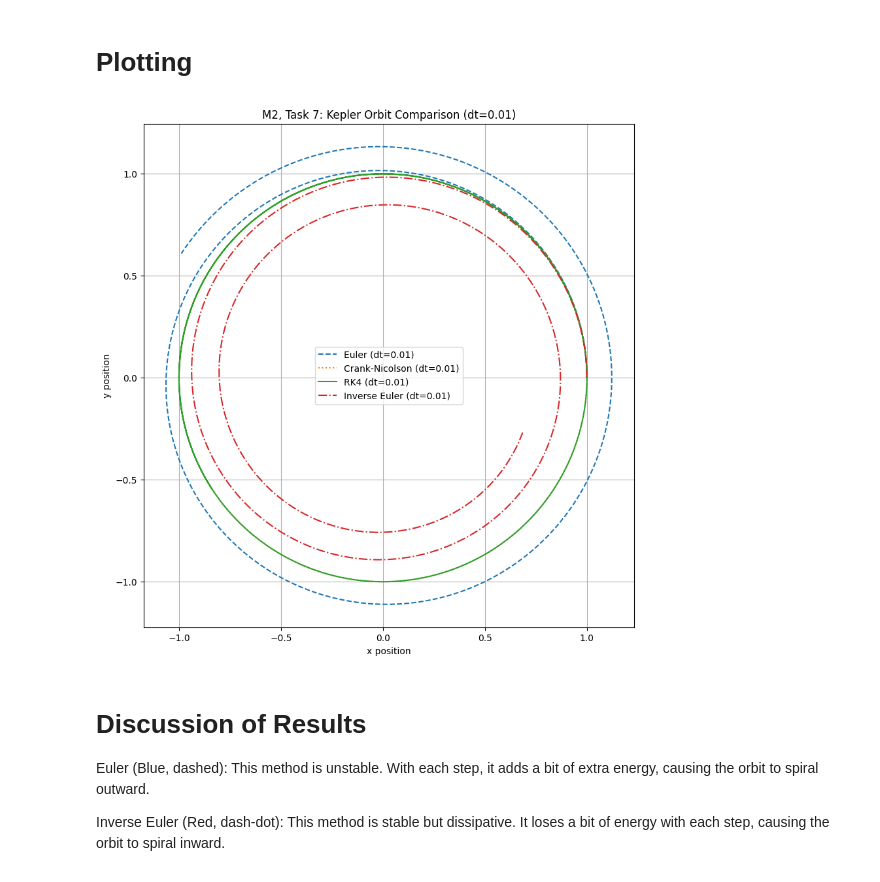
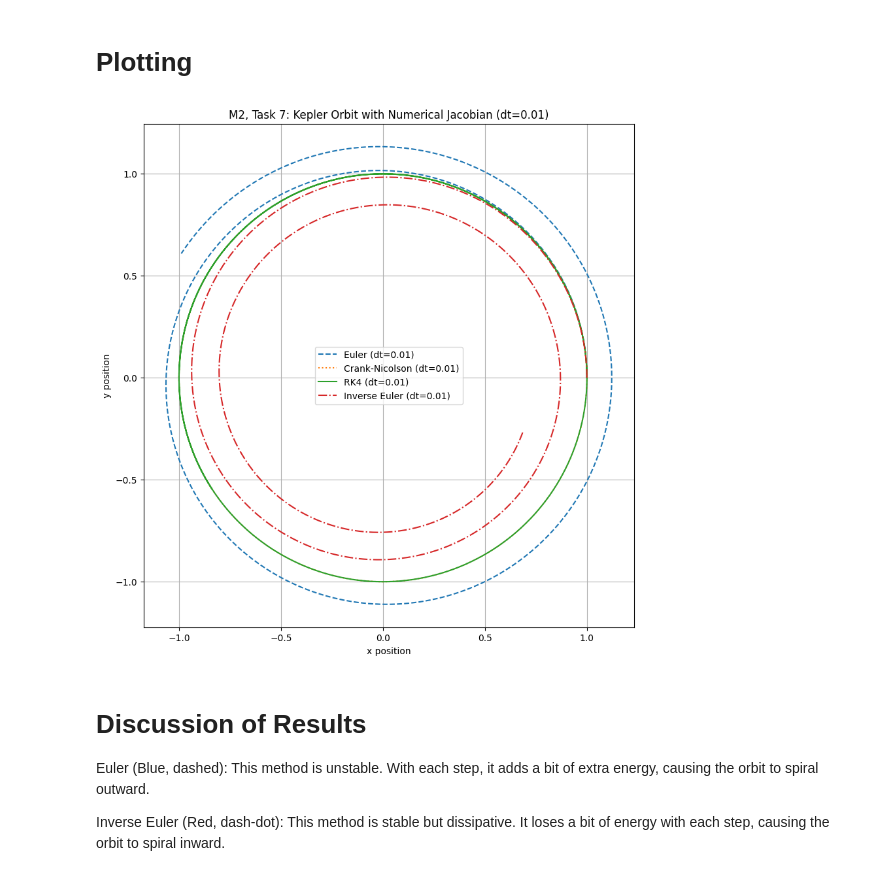
Before and after one commit to maug33/MUSE_AM1, a Jupyter notebook: Milestone2.ipynb, the cells around one changed output. Cells and saved outputs as stored; diff of their text form; code cells hidden in the pictures.

```diff
--- a/Milestone2.ipynb
+++ b/Milestone2.ipynb
@@ -109,7 +108,7 @@ def rk4_step(u, t, f, dt):
 # %% [markdown]
 # Inverse Euler
 # %%
-def inverse_euler_step(u, t, f, dt, jacobian_f=None, tol=1e-10, max_iter=20):
+def inverse_euler_step(u, t, f, dt, jacobian_f=get_numerical_jacobian, tol=1e-10, max_iter=20):
     """
     Performs one step of the Inverse Euler method using Newton-Raphson.
     F(U,t) should be the input argument.
@@ -180,38 +179,39 @@ def integrate(temporal_scheme, u0, t0, tf, f, dt, **kwargs):
 # %%
 
 # --- Setup ---
 u0 = np.array([1.0, 0.0, 0.0, 1.0])  # x, y, vx, vy
 t0 = 0.0
 tf = 10.0
 dt = 0.01
 
-# Arguments to pass to the implicit solvers
-solver_args = {'jacobian_f': jacobian_keplerian}
+numerical_jacobian_wrapper = lambda u, t: get_numerical_jacobian(F_kepler, u, t)
+solver_args = {'jacobian_f': numerical_jacobian_wrapper}
 
-# --- Run Integrations ---
+# --- 5. Run Integrations ---
+
 traj_euler, t_euler = integrate(euler_step, u0, t0, tf, F_kepler, dt)
 traj_rk4, t_rk4 = integrate(rk4_step, u0, t0, tf, F_kepler, dt)
 
-# Pass the extra arguments to the implicit schemes
+# Pass the numerical jacobian wrapper to the implicit schemes
 traj_cn, t_cn = integrate(crank_nicolson_step, u0, t0, tf, F_kepler, dt, **solver_args)
 traj_inv_euler, t_inv = integrate(inverse_euler_step, u0, t0, tf, F_kepler, dt, **solver_args)
 
-# --- Plot Results ---
+# --- 6. Plot Results ---
 plt.figure(figsize=(10, 10))
 plt.plot(traj_euler[:, 0], traj_euler[:, 1], label=f'Euler (dt={dt})', linestyle='--')
 plt.plot(traj_cn[:, 0], traj_cn[:, 1], label=f'Crank-Nicolson (dt={dt})', linestyle=':')
 plt.plot(traj_rk4[:, 0], traj_rk4[:, 1], label=f'RK4 (dt={dt})', linestyle='-')
 plt.plot(traj_inv_euler[:, 0], traj_inv_euler[:, 1], label=f'Inverse Euler (dt={dt})', linestyle='-.')
 
-plt.title(f'M2, Task 7: Kepler Orbit Comparison (dt={dt})')
+plt.title(f'M2, Task 7: Kepler Orbit with Numerical Jacobian (dt={dt})')
 plt.gca().set_aspect('equal', adjustable='box')
 plt.xlabel('x position')
 plt.ylabel('y position')
 plt.legend()
 plt.grid(True)
 plt.show()
 # %% [output]
-[figure, old version]
+[figure, new version]
 # %% [markdown]
 # Discussion of Results
 Euler (Blue, dashed): This method is unstable. With each step, it adds a bit of extra energy, causing the orbit to spiral outward.
```
Also changed, not shown: parts of 3 cells of this notebook, 7 other files.
